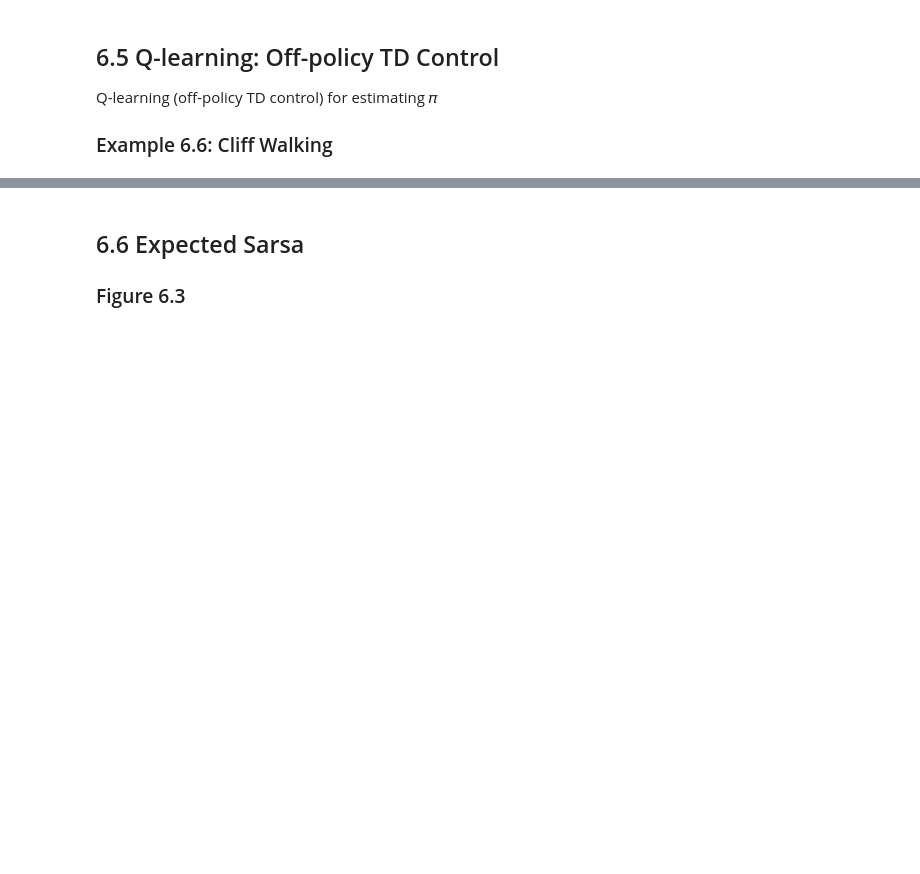
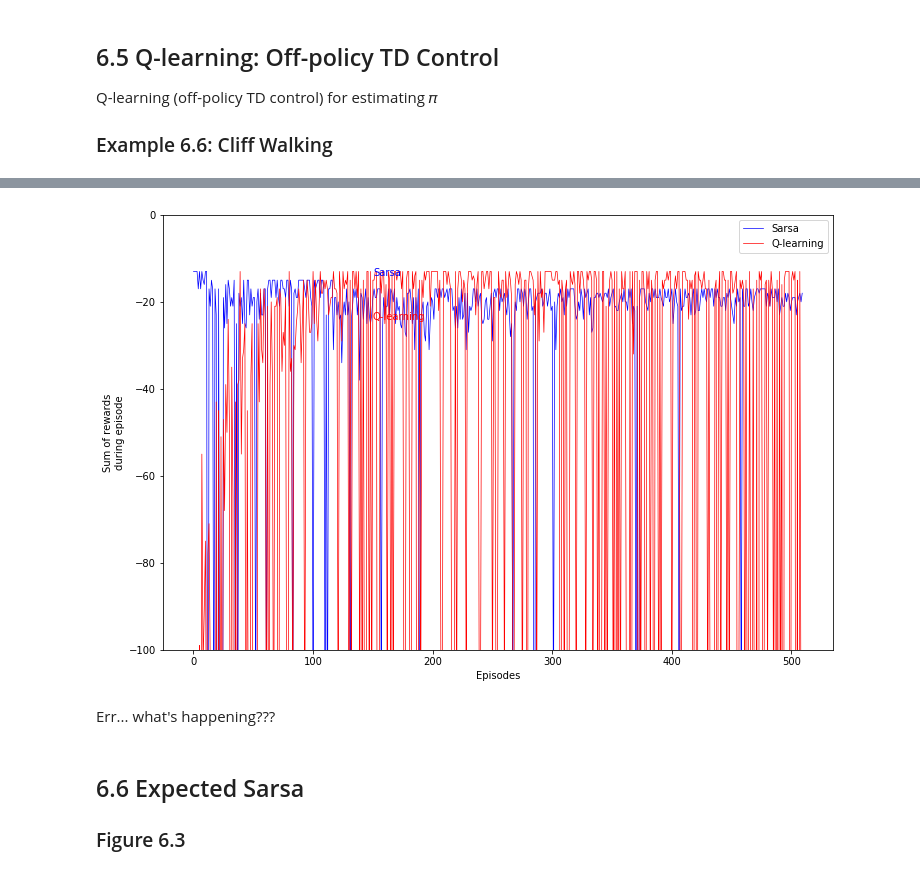
Before and after one commit to Ingenjoy/reinforcement2e, a Jupyter notebook: chapter6/chapter6_yoonforh.ipynb, the cells around one changed output, grey strips where cells are left out. Drawn from its saved outputs; the diff is of its cells as text; code cells hidden in the pictures; blank space fills up the shorter version.

```diff
--- a/chapter6/chapter6_yoonforh.ipynb
+++ b/chapter6/chapter6_yoonforh.ipynb
@@ -1125,0 +1283,12 @@ Q-learning (off-policy TD control) for estimating 𝜋
+# %%
+cliff_grid = CliffWalkingGridWorld()
+policy_cliff_grid = RandomButTerminalEGreedyGridPolicy(CliffWalkingGridWorld.GRID_SIZE[0], CliffWalkingGridWorld.GRID_SIZE[1], CliffWalkingGridWorld.DEFAULT_TERMINAL_STATE, epsilon=0.1)
+agent_qlearning = QlearningAgent(cliff_grid, policy_cliff_grid, step_size = 0.2, num_episode=10000)
+agent_qlearning.run()
+print('policy by qlearning ---')
+agent_qlearning.policy.print_policy()
+
+agent_sarsa = SarsaAgent(cliff_grid, policy_cliff_grid, step_size = 0.2, num_episode=10000)
+agent_sarsa.run()
+print('policy by sarsa ---')
+agent_sarsa.policy.print_policy()
@@ -1126,3 +1306,31 @@ Q-learning (off-policy TD control) for estimating 𝜋
+# %%
+# draw sum of rewards per episodes
+
+def draw_reward_sum_per_episodes(num_episode=510) :
+    fig = plt.figure(figsize=(12,8))
+    ax = fig.add_subplot(111)
+
+    x_axis = np.array(range(num_episode))
+
+    ax.plot(x_axis, agent_sarsa.reward_sum_of_episodes[:num_episode], color='blue', lw=0.7, label='Sarsa')
+    ax.text(150, agent_sarsa.reward_sum_of_episodes[150] + 5, 'Sarsa', color='blue')
+
+    ax.plot(x_axis, agent_qlearning.reward_sum_of_episodes[:num_episode], color='red', lw=0.7, label='Q-learning')
+    ax.text(150, agent_sarsa.reward_sum_of_episodes[150] - 5, 'Q-learning', color='red')
+
+    ax.set_ylim(-100, 0)
+
+    ax.set_xlabel('Episodes')
+    ax.set_ylabel('Sum of rewards\nduring episode')
+    ax.legend()
+
+    plt.show()
+# %%
+draw_reward_sum_per_episodes()
+# %% [output]
+[figure, added]
+# %% [markdown]
+Err... what's happening???
 # %% [markdown]
 ## 6.6 Expected Sarsa
 ### Figure 6.3
```
Also changed, not shown: parts of 18 cells of this notebook.
